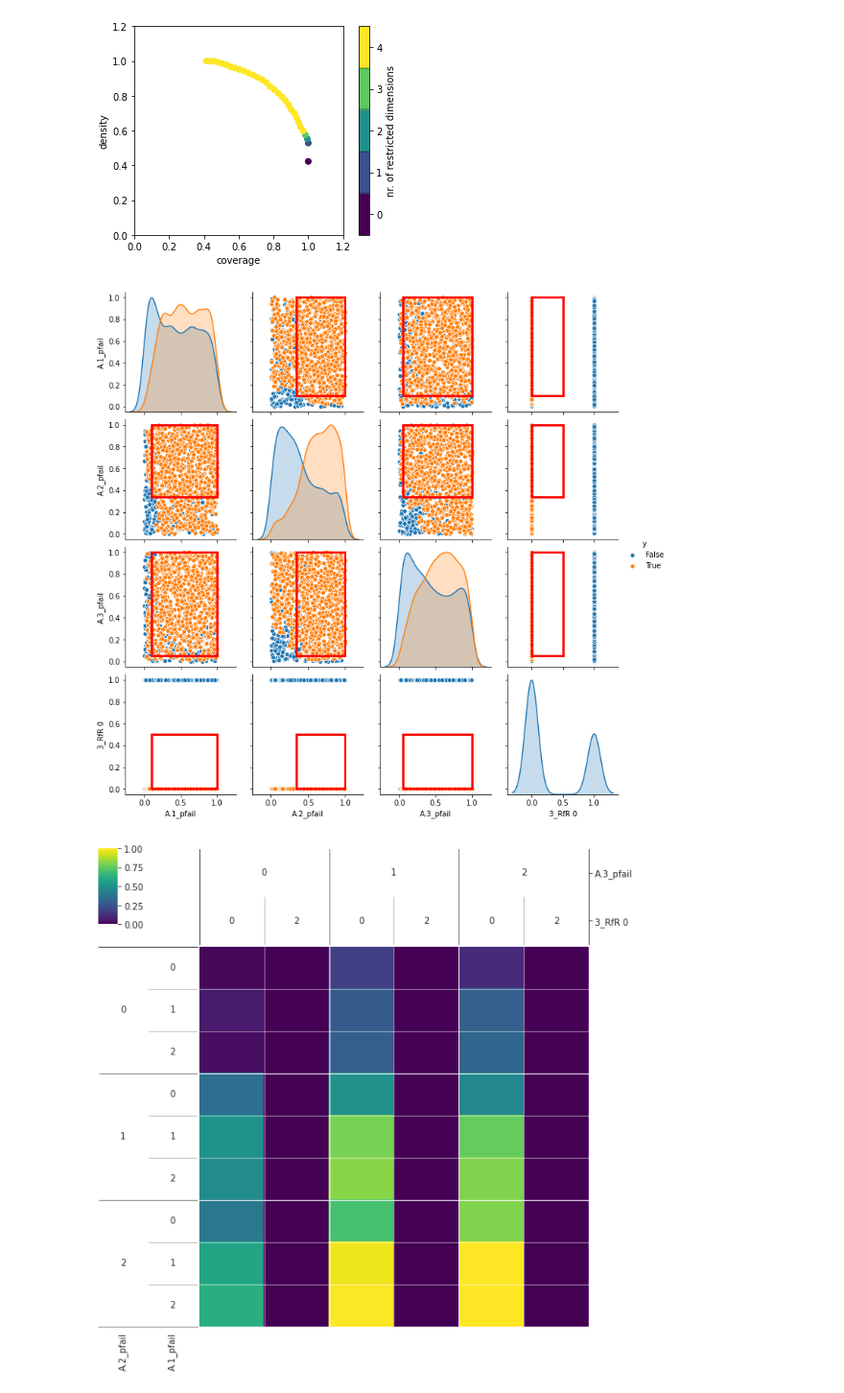
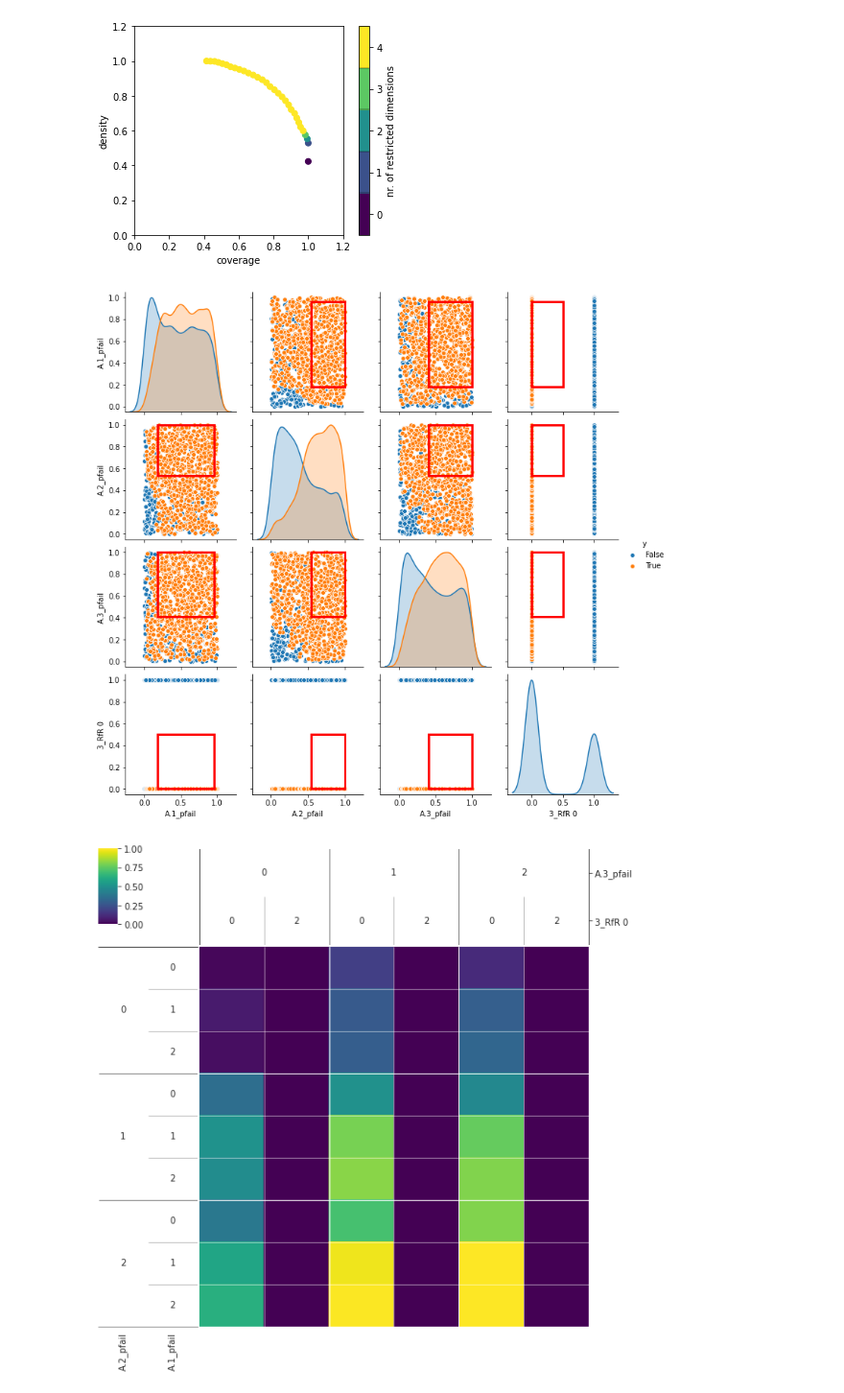
Before and after one commit to mare-matorum/epa1361_open_g29, a Jupyter notebook: final assignment/analysis on candidate solutions - Josefien.ipynb, the cells around one changed output. Shown at 96% size. Cells and saved outputs as stored; diff of their text form; code cells hidden in the pictures.

```diff
--- a/final assignment/analysis on candidate solutions - Josefien.ipynb
+++ b/final assignment/analysis on candidate solutions - Josefien.ipynb
@@ -55,10 +55,10 @@ plt.show()
 # %% [output]
 [figure]
 # %%
-box.show_pairs_scatter(12)
+box.show_pairs_scatter(30)
 plt.show()
 # %% [output]
-[figure, old version]
+[figure, new version]
 # %%
 from ema_workbench.analysis import dimensional_stacking
 
```
